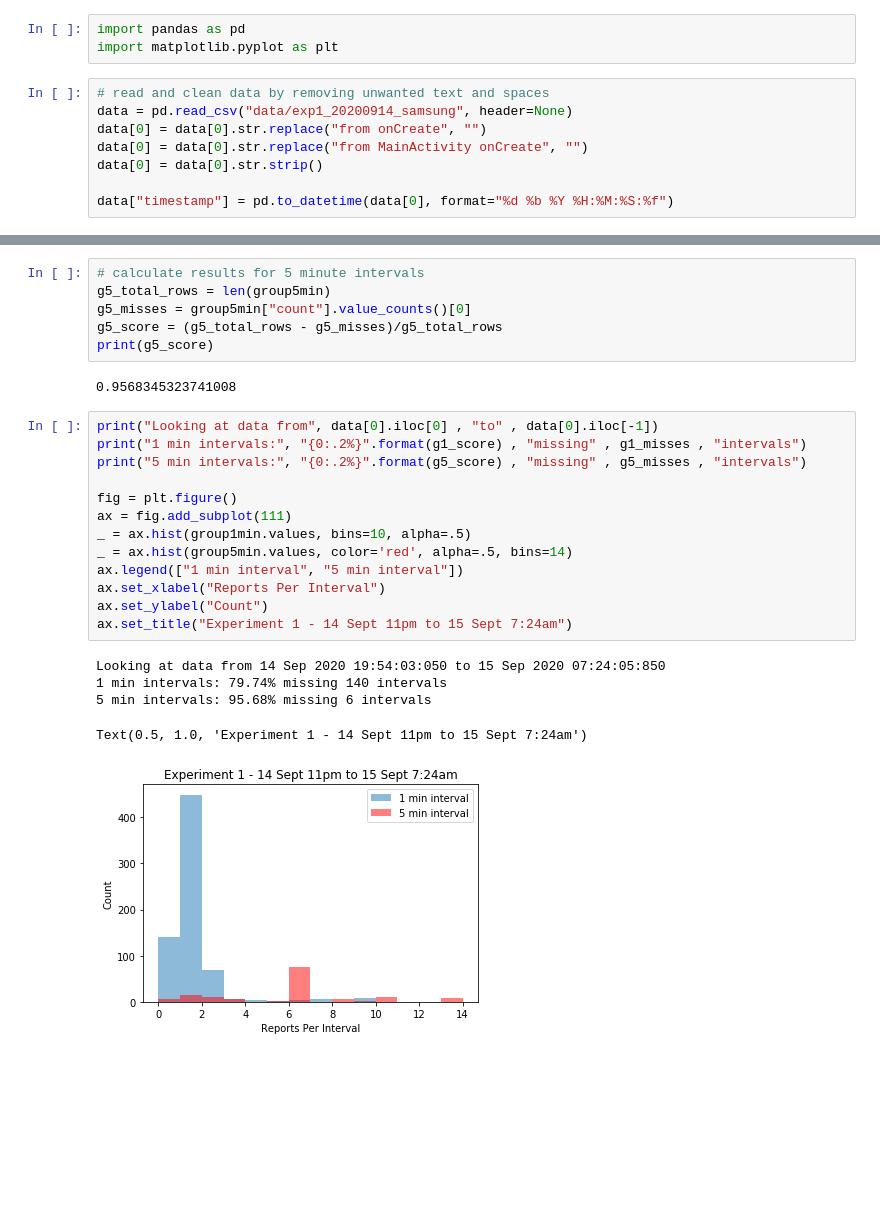
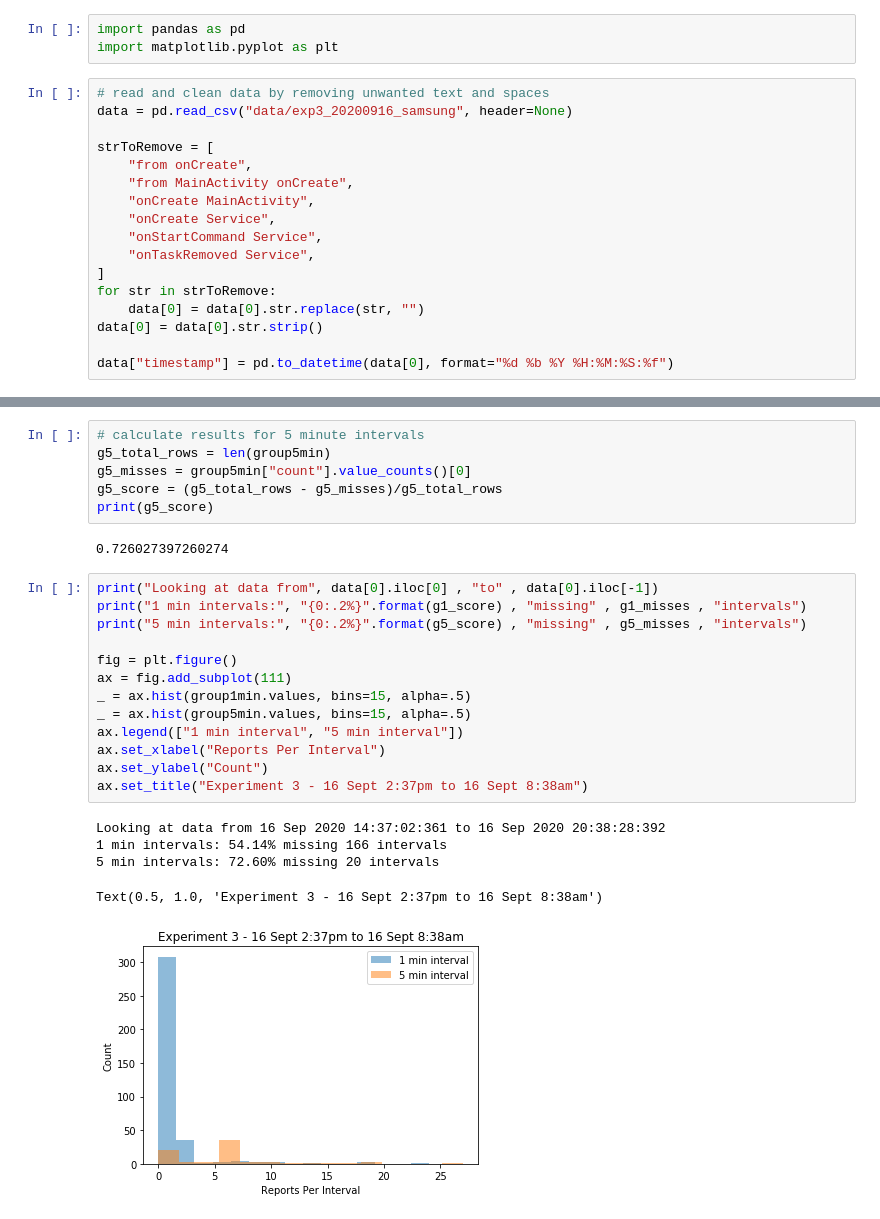
Before and after one commit to chongzixin/android-foregroundservice-analysis-tool, a Jupyter notebook: get_timestamp_score.ipynb, the cells around one changed output, grey strips where cells are left out. Saved outputs shown, nothing was run; the diff lists cells and outputs as text; blank space fills up the shorter version.

Commit message:
added new phrases to remove during data cleanup

```diff
--- a/get_timestamp_score.ipynb
+++ b/get_timestamp_score.ipynb
@@ -3,9 +3,18 @@ import pandas as pd
 import matplotlib.pyplot as plt
 # %%
 # read and clean data by removing unwanted text and spaces
-data = pd.read_csv("data/exp1_20200914_samsung", header=None)
-data[0] = data[0].str.replace("from onCreate", "")
-data[0] = data[0].str.replace("from MainActivity onCreate", "")
+data = pd.read_csv("data/exp3_20200916_samsung", header=None)
+
+strToRemove = [
+    "from onCreate",
+    "from MainActivity onCreate",
+    "onCreate MainActivity",
+    "onCreate Service",
+    "onStartCommand Service",
+    "onTaskRemoved Service",
+]
+for str in strToRemove:
+    data[0] = data[0].str.replace(str, "")
 data[0] = data[0].str.strip()
 
 data["timestamp"] = pd.to_datetime(data[0], format="%d %b %Y %H:%M:%S:%f")
@@ -45,23 +44,23 @@ g5_misses = group5min["count"].value_counts()[0]
 g5_score = (g5_total_rows - g5_misses)/g5_total_rows
 print(g5_score)
 # %% [output]
-0.9568345323741008
+0.726027397260274
 # %%
 print("Looking at data from", data[0].iloc[0] , "to" , data[0].iloc[-1])
 print("1 min intervals:", "{0:.2%}".format(g1_score) , "missing" , g1_misses , "intervals")
 print("5 min intervals:", "{0:.2%}".format(g5_score) , "missing" , g5_misses , "intervals")
 
 fig = plt.figure()
 ax = fig.add_subplot(111)
-_ = ax.hist(group1min.values, bins=10, alpha=.5)
-_ = ax.hist(group5min.values, color='red', alpha=.5, bins=14)
+_ = ax.hist(group1min.values, bins=15, alpha=.5)
+_ = ax.hist(group5min.values, bins=15, alpha=.5)
 ax.legend(["1 min interval", "5 min interval"])
 ax.set_xlabel("Reports Per Interval")
 ax.set_ylabel("Count")
-ax.set_title("Experiment 1 - 14 Sept 11pm to 15 Sept 7:24am")
+ax.set_title("Experiment 3 - 16 Sept 2:37pm to 16 Sept 8:38am")
 # %% [output]
-Looking at data from 14 Sep 2020 19:54:03:050 to 15 Sep 2020 07:24:05:850
-1 min intervals: 79.74% missing 140 intervals
-5 min intervals: 95.68% missing 6 intervals
+Looking at data from 16 Sep 2020 14:37:02:361 to 16 Sep 2020 20:38:28:392
+1 min intervals: 54.14% missing 166 intervals
+5 min intervals: 72.60% missing 20 intervals
-Text(0.5, 1.0, 'Experiment 1 - 14 Sept 11pm to 15 Sept 7:24am')
+Text(0.5, 1.0, 'Experiment 3 - 16 Sept 2:37pm to 16 Sept 8:38am')
-[figure, old version]
+[figure, new version]
```
Also changed, not shown: parts of 2 cells of this notebook, 1 other file.
